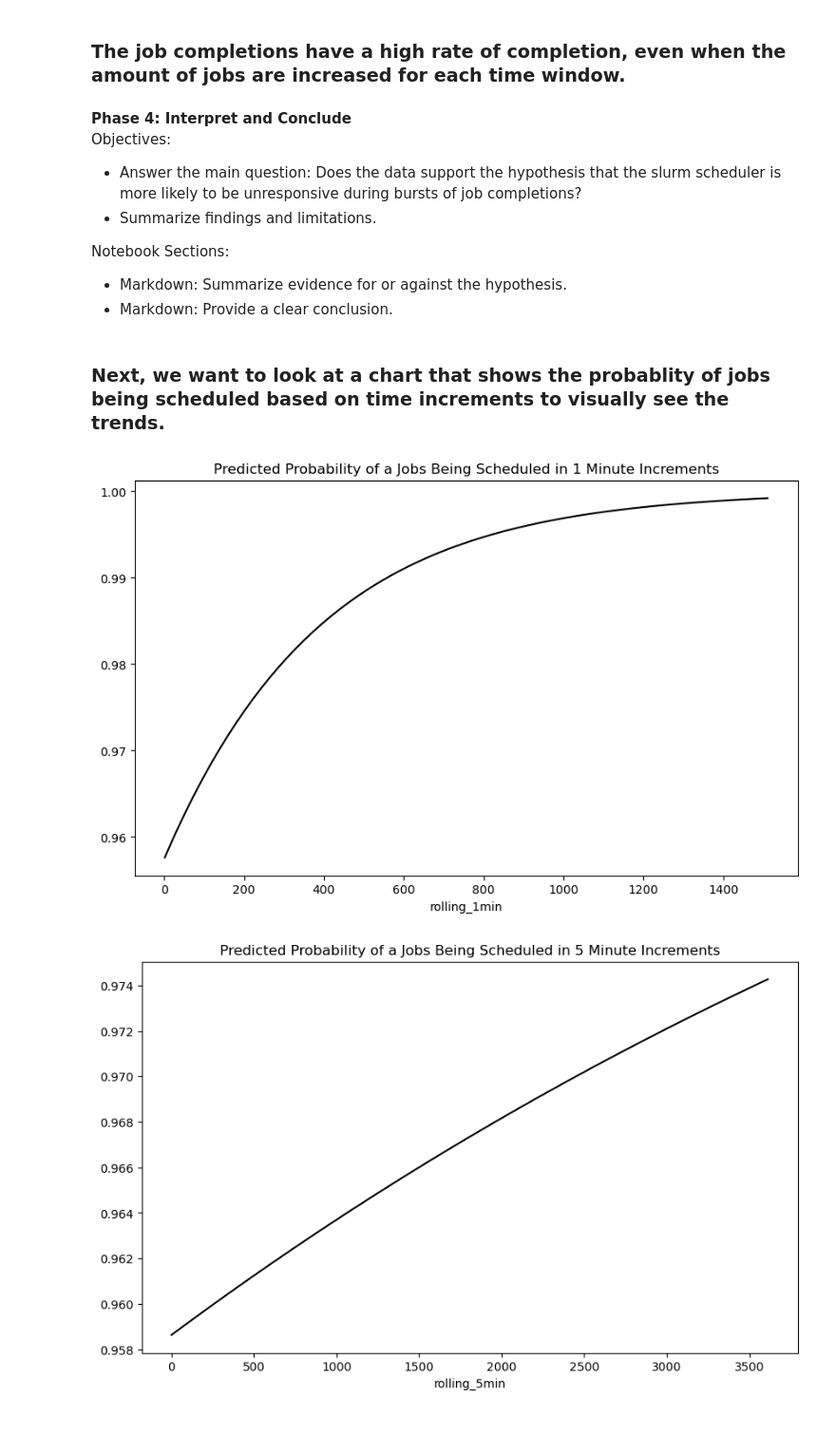
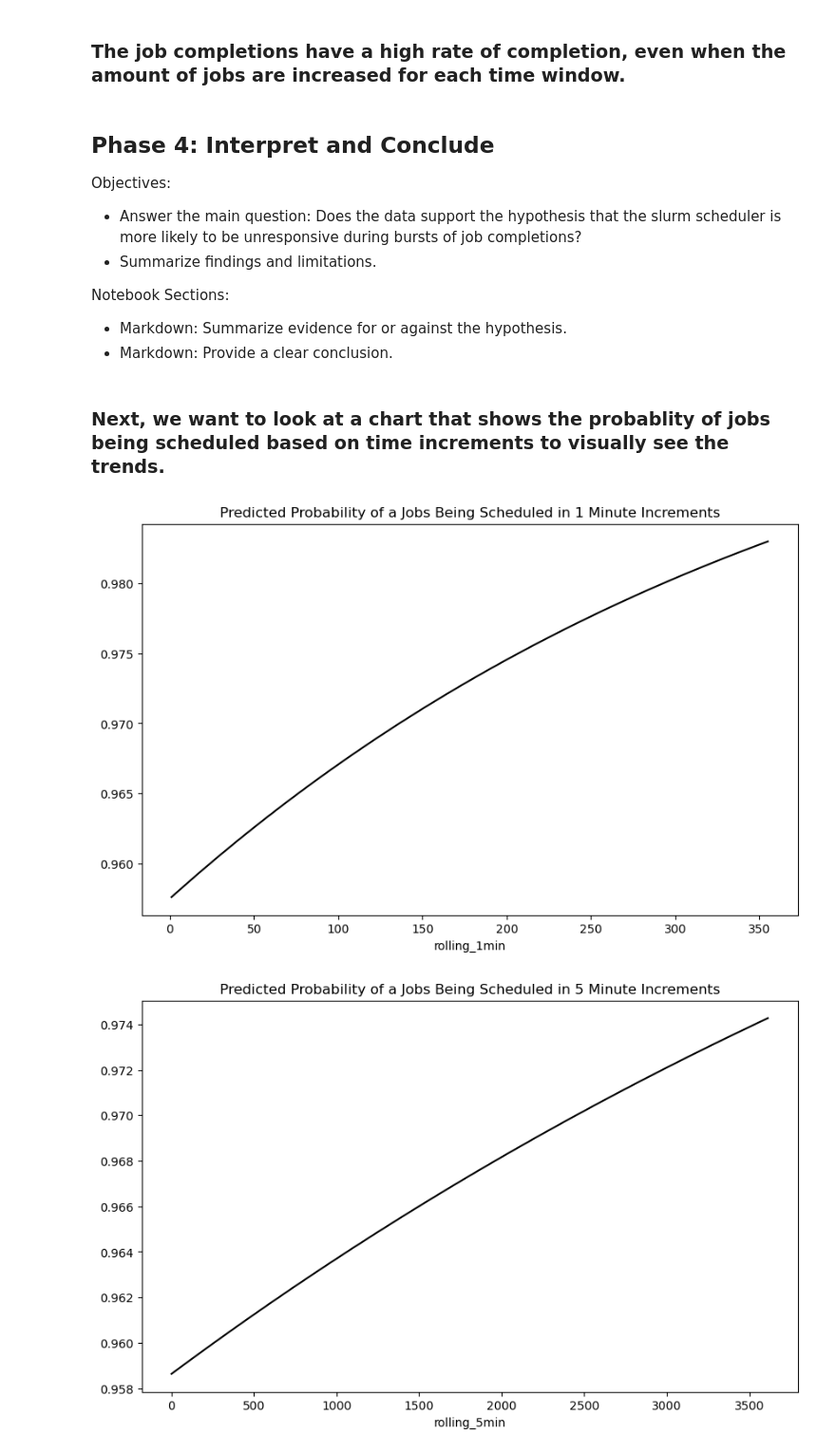
Before and after one commit to nss-data-science-cohort-9/accre-joshwtacker, a Jupyter notebook: notebooks/accre_JT.ipynb, the cells around one changed output. Shown at 95% size. Saved outputs shown, nothing was run; the diff lists cells and outputs as text; code cells hidden in the pictures; blank space fills up the shorter version.

```diff
--- a/notebooks/accre_JT.ipynb
+++ b/notebooks/accre_JT.ipynb
@@ -708,7 +708,7 @@ In the 30 minute time window, we see that it is not statistically significant.
 # %% [markdown]
 ### The job completions have a high rate of completion, even when the amount of jobs are increased for each time window.
 # %% [markdown]
-**Phase 4: Interpret and Conclude**
+## **Phase 4: Interpret and Conclude**
 Objectives:
 * Answer the main question: Does the data support the hypothesis that the slurm scheduler is more likely to be unresponsive during bursts of job completions?
 * Summarize findings and limitations.
@@ -721,24 +721,24 @@ Notebook Sections:
 # %%
 fig, ax = plt.subplots(figsize=(10, 6))
 
 fit_df = pd.DataFrame({
     'rolling_1min': np.linspace(start=all_jobs_and_logs['rolling_1min'].min(),
-                          stop=all_jobs_and_logs['rolling_1min'].max(),
+                          stop=all_jobs_and_logs['rolling_1min'].quantile(0.99),
                           num=150)
 })
 
 fit_df['fit'] = jobs_complete_1min.predict(fit_df)
 
 fit_df.plot(x='rolling_1min',
            y='fit',
            legend=False,
            ax=ax,  # Pass the axis object to the plot
            color='black',
            title='Predicted Probability of a Jobs Being Scheduled in 1 Minute Increments')
 
 plt.show()
 # %% [output]
-[figure, old version]
+[figure, new version]
 # %%
 fig, ax = plt.subplots(figsize=(10, 6))
 
```
Also changed, not shown: parts of 11 cells of this notebook.
